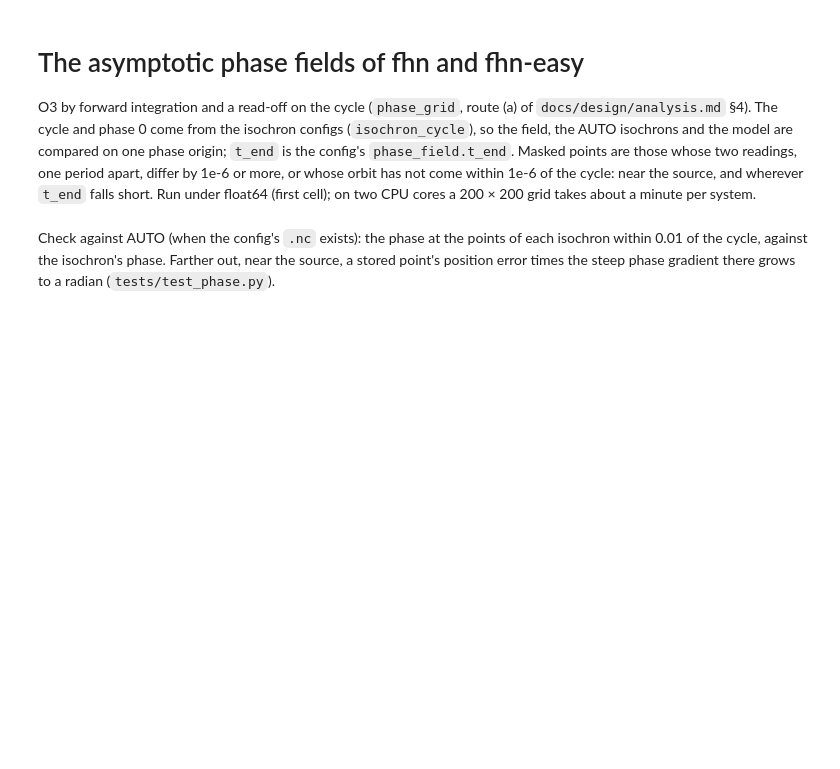
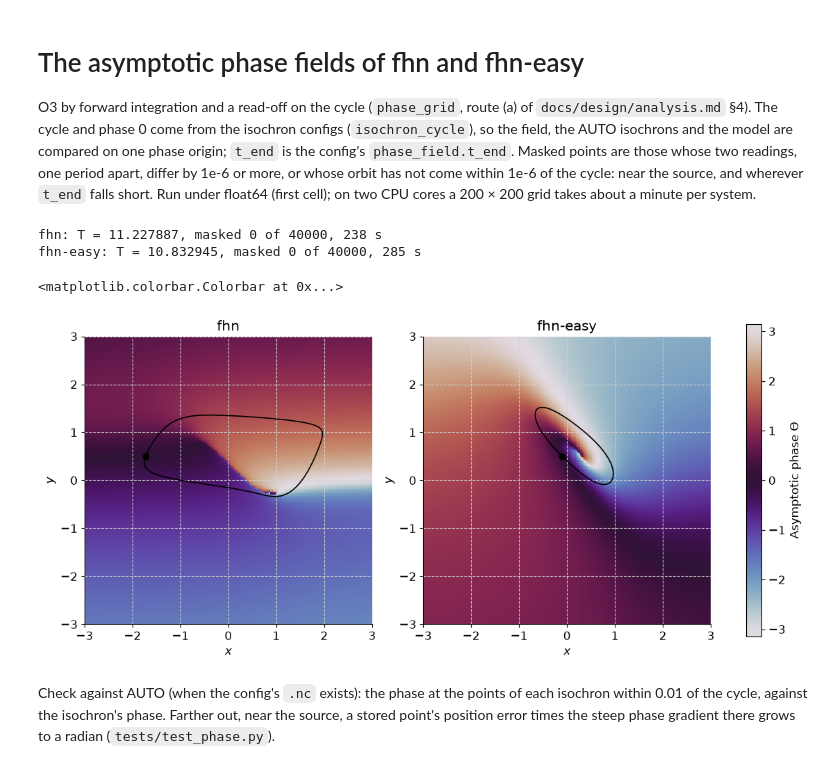
Before and after one commit to Jhko725/deep_isochron, a Jupyter notebook: prototype_analysis.ipynb, the cells around one changed output. Drawn from its saved outputs; the diff is of its cells as text; code cells hidden in the pictures; blank space fills up the shorter version.

Commit message:
Added notebook cells comparing the reference and learned asymptotic phases

```diff
--- a/prototype_analysis.ipynb
+++ b/prototype_analysis.ipynb
@@ -81,28 +86,34 @@ for name in ("fhn", "fhn-easy"):
     cycle = isochron_cycle(cfg)
     start = time.perf_counter()
     field, mask, result = phase_grid(cycle, xs, ys, t_end=cfg.phase_field.t_end)
-    field.block_until_ready()
+
     fields[name] = (cfg, cycle, np.asarray(field), np.asarray(mask), result)
     print(
         f"{name}: T = {float(cycle.period):.6f}, masked {int((~mask).sum())} of "
         f"{mask.size}, {time.perf_counter() - start:.0f} s"
     )
+# %% [output]
+fhn: T = 11.227887, masked 0 of 40000, 238 s
+fhn-easy: T = 10.832945, masked 0 of 40000, 285 s
 # %%
 fig, axes = plt.subplots(1, 2, figsize=(11, 5), constrained_layout=True)
 for ax, (name, (cfg, cycle, field, mask, _)) in zip(axes, fields.items(), strict=True):
     ax.set_facecolor("0.6")  # masked points
     image = ax.pcolormesh(
         xs, ys, field, cmap="twilight", vmin=-np.pi, vmax=np.pi, shading="nearest"
     )
     if isochron_file(cfg).exists():
         for iso in load_isochrons(cfg).isochrons[::10]:
             ax.plot(*iso.points.T, color="w", lw=0.6)
     _, points = cycle.sample(512)
     ax.plot(*np.asarray(points).T, color="k", lw=1.2)
     ax.plot(*np.asarray(cycle.x0s[0]), "ko")
     ax.set(title=name, xlabel="$x$", ylabel="$y$", aspect="equal")
     ax.set(xlim=(xs[0], xs[-1]), ylim=(ys[0], ys[-1]))
-fig.colorbar(image, ax=axes, label=r"asymptotic phase $\Theta$")
+fig.colorbar(image, ax=axes, label=r"Asymptotic phase $\Theta$")
+# %% [output]
+<matplotlib.colorbar.Colorbar at 0x...>
+[figure, added]
 # %% [markdown]
 Check against AUTO (when the config's `.nc` exists): the phase at the points of each
 isochron within 0.01 of the cycle, against the isochron's phase. Farther out, near the
```
Also changed, not shown: parts of 4 cells of this notebook.
